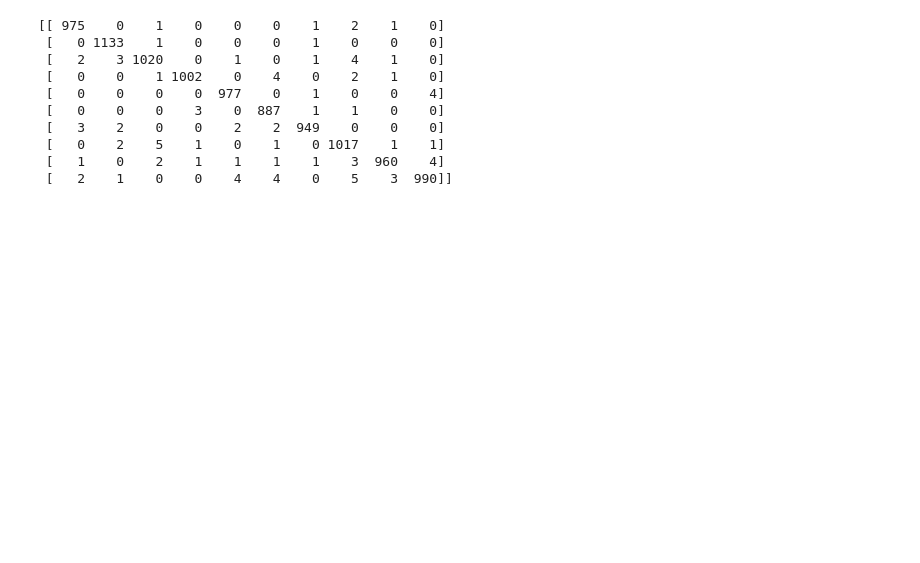
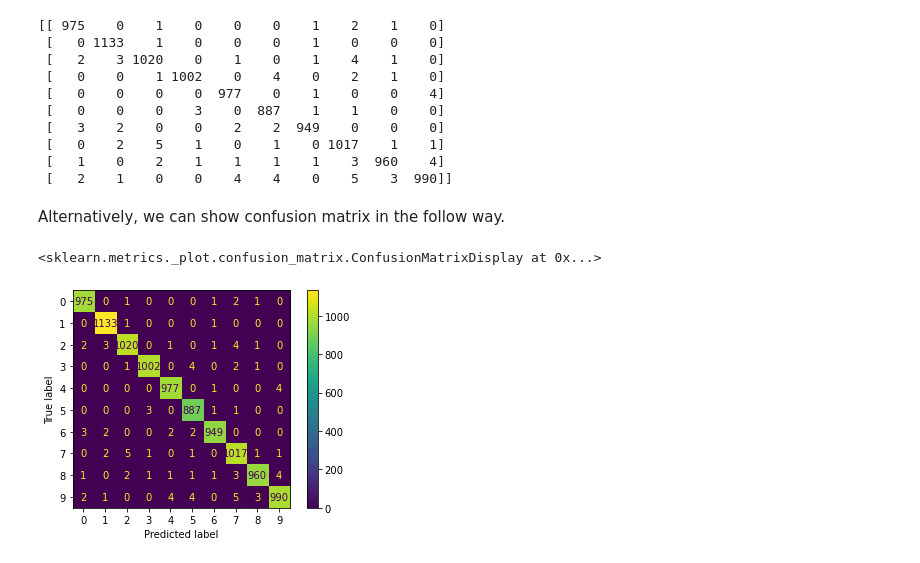
Before and after one commit to WanHuang0/DS_group1, a Jupyter notebook: src/ms4_task3.ipynb, the cells around one changed output. Saved outputs shown, nothing was run; the diff lists cells and outputs as text; code cells hidden in the pictures; blank space fills up the shorter version.

Commit message:
Update ms4_task3.ipynb
add confusion matrix

```diff
--- a/src/ms4_task3.ipynb
+++ b/src/ms4_task3.ipynb
@@ -81,7 +102,7 @@ the best model with highest validation accuracy is downloaded from Wandb.
 # Process data
 x_test = x_test.astype("float32") / 255
 x_test = np.expand_dims(x_test, -1)
-y_test = keras.utils.to_categorical(y_test, 10)
+y_test = tf.keras.utils.to_categorical(y_test, 10)
 
 print(x_test.shape[0], "test samples")
 print("x_test shape:", x_test.shape)
@@ -144,3 +165,12 @@ print(confusion)
  [   0    2    5    1    0    1    0 1017    1    1]
  [   1    0    2    1    1    1    1    3  960    4]
  [   2    1    0    0    4    4    0    5    3  990]]
+# %% [markdown]
+Alternatively, we can show confusion matrix in the follow way.
+# %%
+labels = ['0', '1', '2', '3', '4', '5', '6', '7', '8', '9']
+cmd = ConfusionMatrixDisplay(confusion, display_labels=labels)
+cmd.plot()
+# %% [output]
+<sklearn.metrics._plot.confusion_matrix.ConfusionMatrixDisplay at 0x...>
+[figure, added]
```
Also changed, not shown: parts of 16 cells of this notebook.
